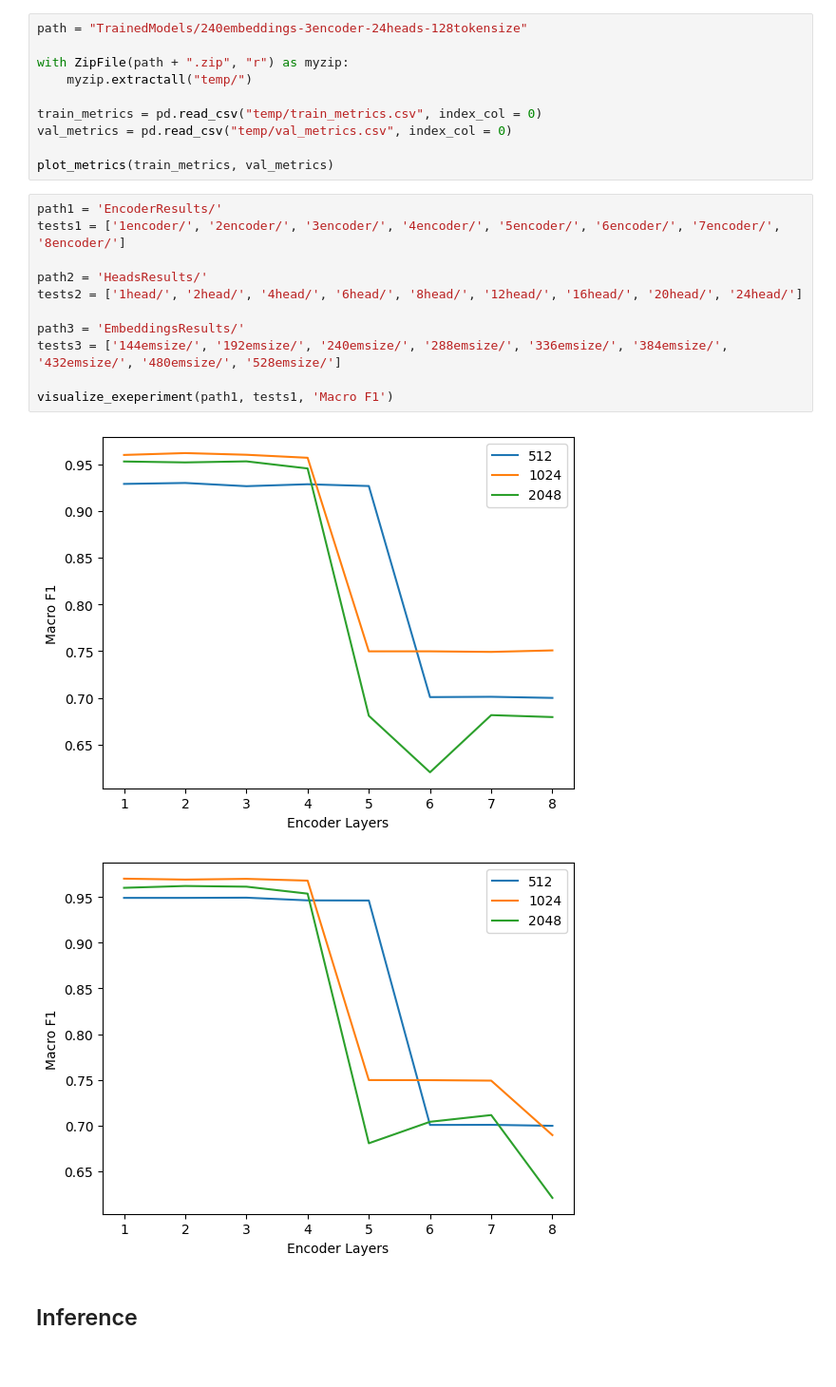
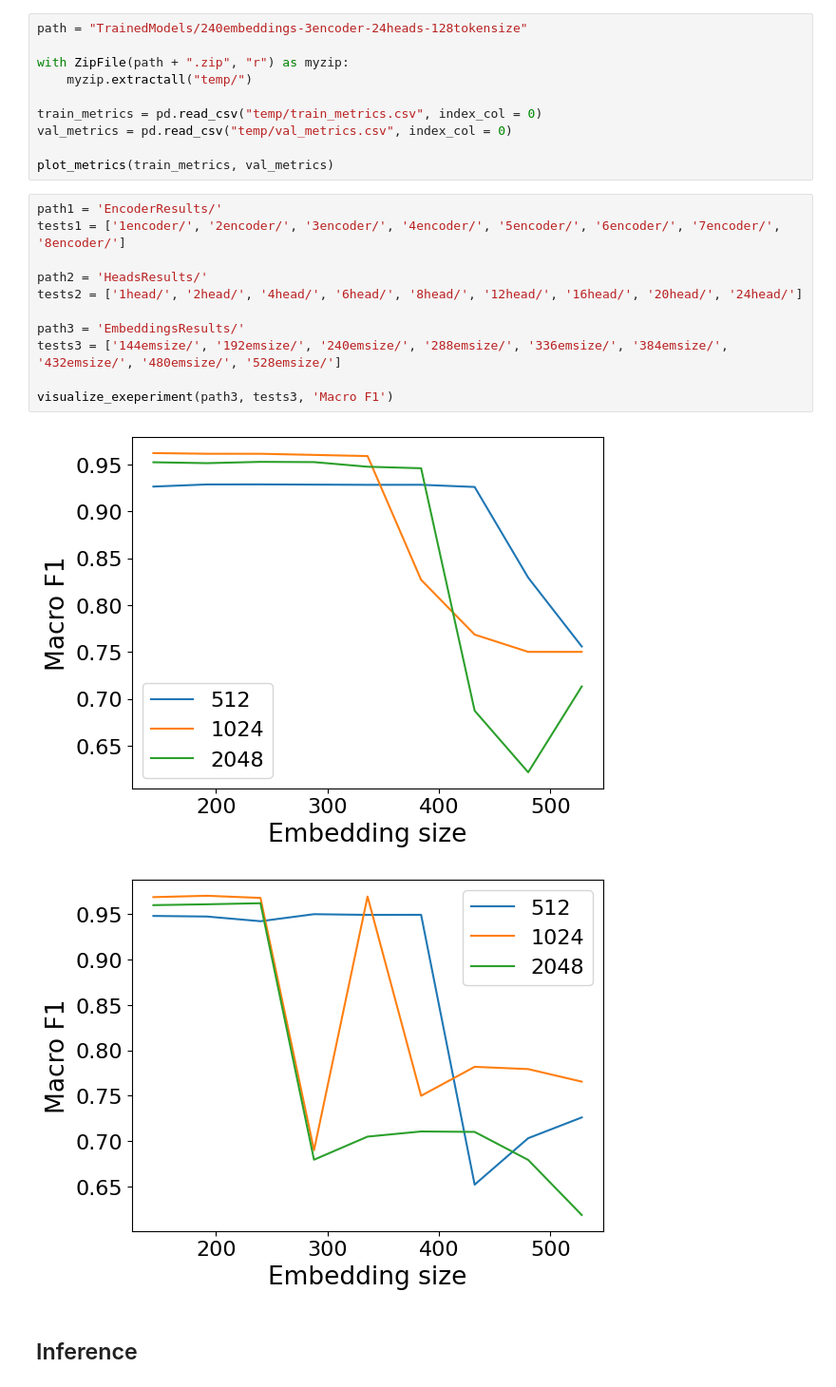
Before and after one commit to bloodpool7/RandomTransformer, a Jupyter notebook: Transformer/model_testing.ipynb, the cells around one changed output. Shown: that part at 95% size. Saved outputs shown, nothing was run; the diff lists cells and outputs as text.

```diff
--- a/Transformer/model_testing.ipynb
+++ b/Transformer/model_testing.ipynb
@@ -358,17 +340,17 @@ plot_metrics(train_metrics, val_metrics)
 # %%
 path1 = 'EncoderResults/'
 tests1 = ['1encoder/', '2encoder/', '3encoder/', '4encoder/', '5encoder/', '6encoder/', '7encoder/', '8encoder/']
 
 path2 = 'HeadsResults/'
 tests2 = ['1head/', '2head/', '4head/', '6head/', '8head/', '12head/', '16head/', '20head/', '24head/']
 
 path3 = 'EmbeddingsResults/'
 tests3 = ['144emsize/', '192emsize/', '240emsize/', '288emsize/', '336emsize/', '384emsize/', '432emsize/', '480emsize/', '528emsize/']
 
-visualize_exeperiment(path1, tests1, 'Macro F1')
+visualize_exeperiment(path3, tests3, 'Macro F1')
 # %% [output]
-[figure, old version]
+[figure, new version]
-[figure, old version]
+[figure, new version]
 # %% [markdown]
 ## Inference
 # %%
```
Also changed, not shown: parts of 4 cells of this notebook, 2 other files.
